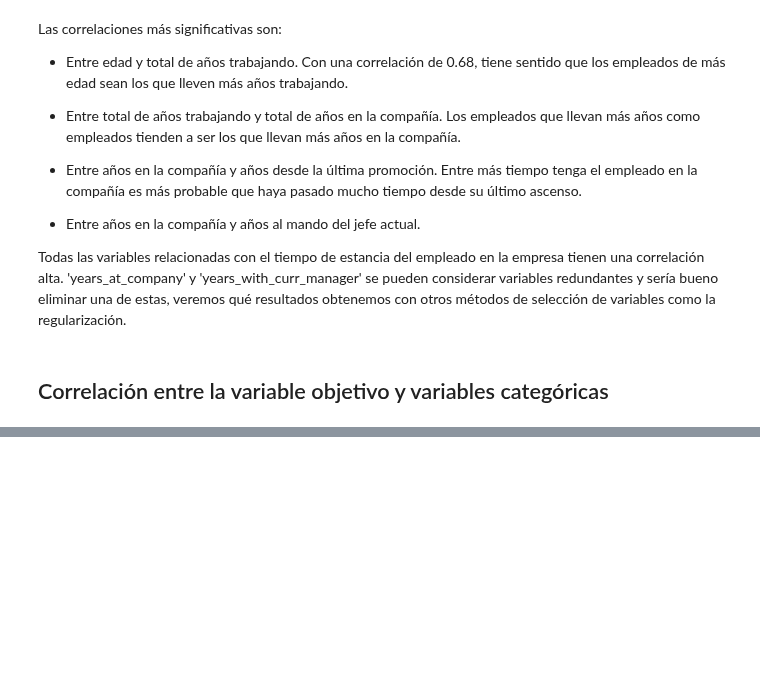
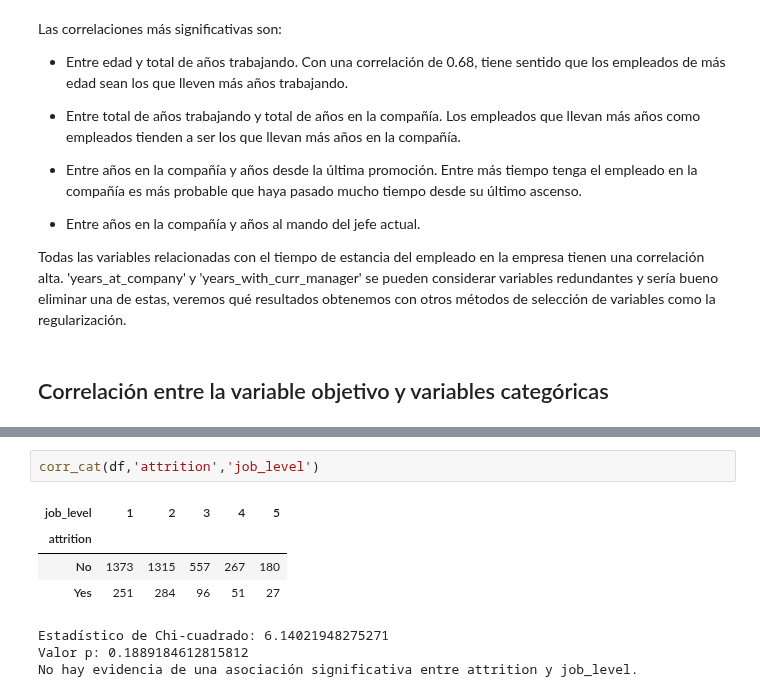
Before and after one commit to AlexanderBedoyaC/pediccion_abandono_empleo, a Jupyter notebook: 5. Alex - Análisis de correlación.ipynb, the cells around one changed output, grey strips where cells are left out. Saved outputs shown, nothing was run; the diff lists cells and outputs as text; blank space fills up the shorter version.

```diff
--- a/5. Alex - Análisis de correlación.ipynb
+++ b/5. Alex - Análisis de correlación.ipynb
@@ -95,0 +151,10 @@ def corr_cat(df, var1, var2):
+# %%
+corr_cat(df,'attrition','job_level')
+# %% [output]
+| job_level | 1 | 2 | 3 | 4 | 5 |
+| attrition |  |  |  |  |  |
+| No | 1373 | 1315 | 557 | 267 | 180 |
+| Yes | 251 | 284 | 96 | 51 | 27 |
+Estadístico de Chi-cuadrado: 6.14021948275271
+Valor p: 0.1889184612815812
+No hay evidencia de una asociación significativa entre attrition y job_level.
```
Also changed, not shown: parts of 14 cells of this notebook, 2 other files.
